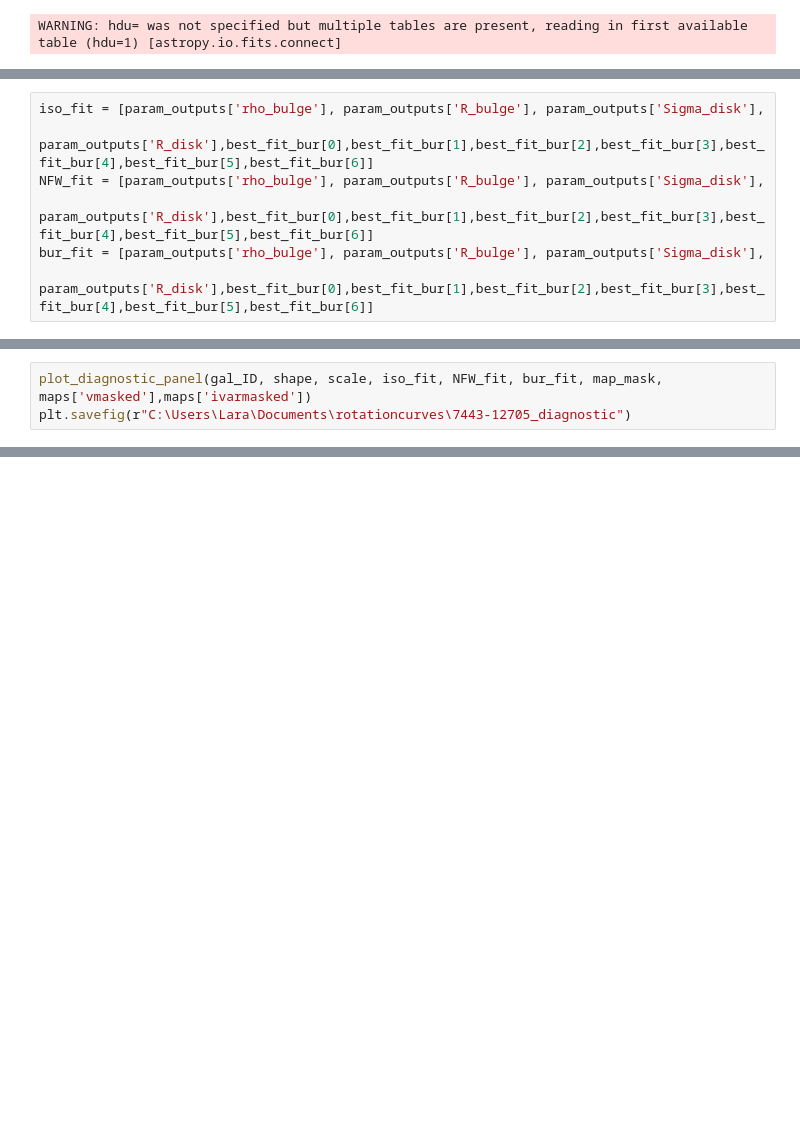
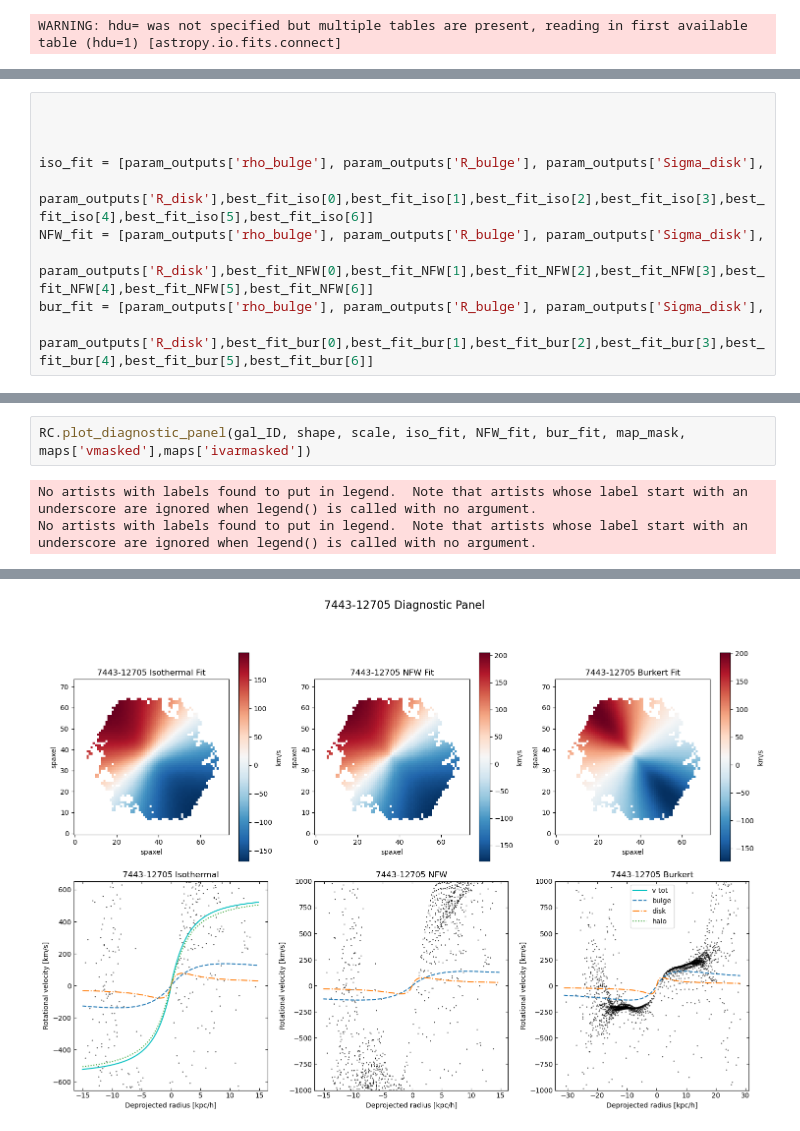
Before and after one commit to athenacat/RotationCurve, a Jupyter notebook: 2D_RC/combination_fit_test.ipynb, the cells around one changed output, grey strips where cells are left out. Saved outputs shown, nothing was run; the diff lists cells and outputs as text; blank space fills up the shorter version.

```diff
--- a/2D_RC/combination_fit_test.ipynb
+++ b/2D_RC/combination_fit_test.ipynb
@@ -106,8 +167,11 @@ KeyboardInterrupt:
 # %%
+
+
+
 iso_fit = [param_outputs['rho_bulge'], param_outputs['R_bulge'], param_outputs['Sigma_disk'],
-               param_outputs['R_disk'],best_fit_bur[0],best_fit_bur[1],best_fit_bur[2],best_fit_bur[3],best_fit_bur[4],best_fit_bur[5],best_fit_bur[6]]
+               param_outputs['R_disk'],best_fit_iso[0],best_fit_iso[1],best_fit_iso[2],best_fit_iso[3],best_fit_iso[4],best_fit_iso[5],best_fit_iso[6]]
 NFW_fit = [param_outputs['rho_bulge'], param_outputs['R_bulge'], param_outputs['Sigma_disk'],
-               param_outputs['R_disk'],best_fit_bur[0],best_fit_bur[1],best_fit_bur[2],best_fit_bur[3],best_fit_bur[4],best_fit_bur[5],best_fit_bur[6]]
+               param_outputs['R_disk'],best_fit_NFW[0],best_fit_NFW[1],best_fit_NFW[2],best_fit_NFW[3],best_fit_NFW[4],best_fit_NFW[5],best_fit_NFW[6]]
 bur_fit = [param_outputs['rho_bulge'], param_outputs['R_bulge'], param_outputs['Sigma_disk'],
                param_outputs['R_disk'],best_fit_bur[0],best_fit_bur[1],best_fit_bur[2],best_fit_bur[3],best_fit_bur[4],best_fit_bur[5],best_fit_bur[6]]
 # %%
@@ -129,3 +193,5 @@ Text(0.5, 1.0, '7443-12705 data')
 # %%
-plot_diagnostic_panel(gal_ID, shape, scale, iso_fit, NFW_fit, bur_fit, map_mask, maps['vmasked'],maps['ivarmasked'])
-plt.savefig(r"C:\Users\Lara\Documents\rotationcurves\7443-12705_diagnostic")
+RC.plot_diagnostic_panel(gal_ID, shape, scale, iso_fit, NFW_fit, bur_fit, map_mask, maps['vmasked'],maps['ivarmasked'])
+# %% [output]
+No artists with labels found to put in legend.  Note that artists whose label start with an underscore are ignored when legend() is called with no argument.
+No artists with labels found to put in legend.  Note that artists whose label start with an underscore are ignored when legend() is called with no argument.
@@ -131,0 +215 @@ plt.savefig(r"C:\Users\Lara\Documents\rotationcurves\7443-12705_diagnostic")
+[figure, added]
```
Also changed, not shown: parts of 12 cells of this notebook, 3 other files.
